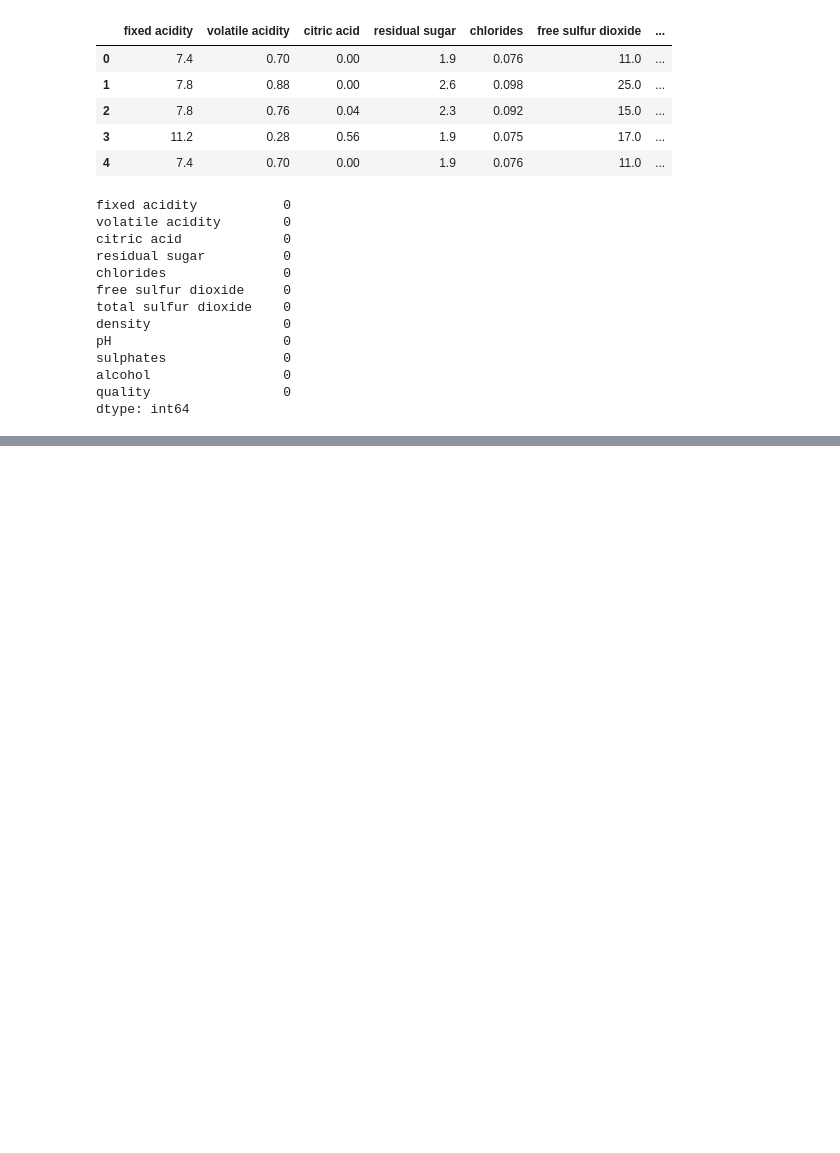
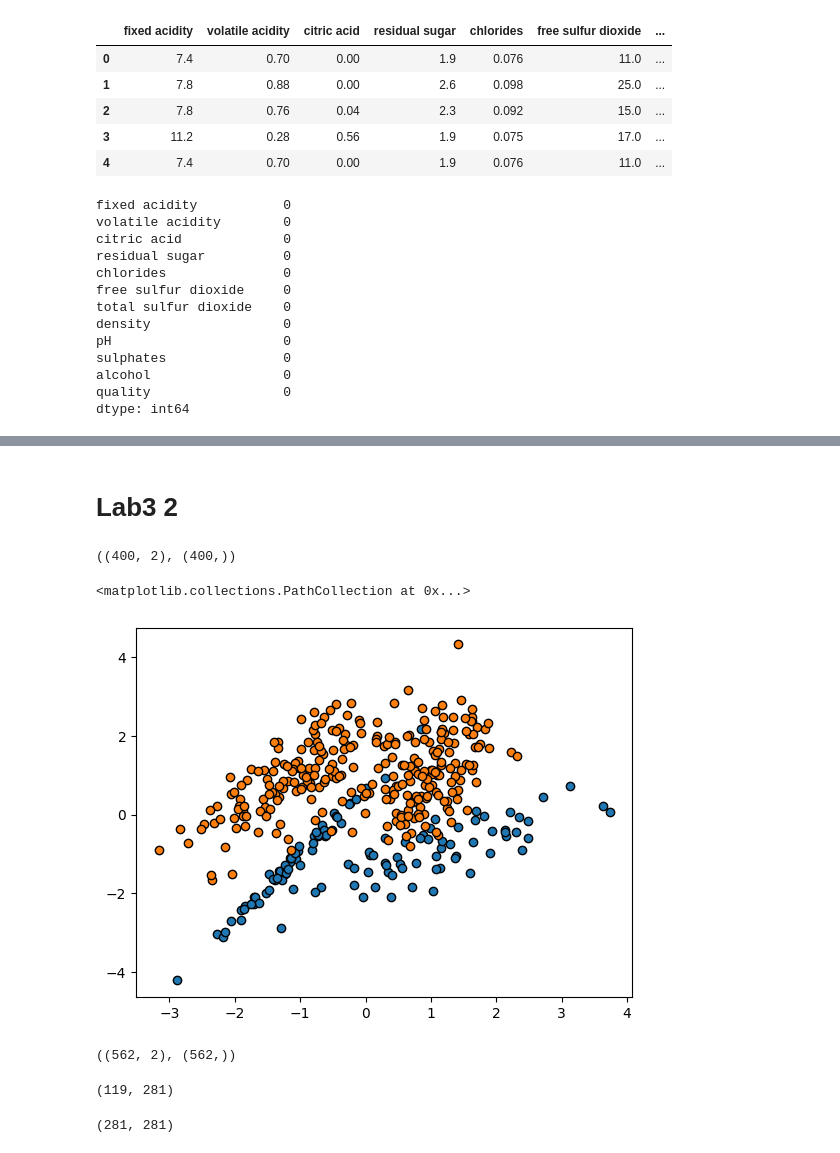
Before and after one commit to Anpkpk/machine-learning-2526, a Jupyter notebook: lab3/lab3.ipynb, the cells around one changed output, grey strips where cells are left out. Cells and saved outputs as stored; diff of their text form; code cells hidden in the pictures; blank space fills up the shorter version.

```diff
--- a/lab3/lab3.ipynb
+++ b/lab3/lab3.ipynb
@@ -237,0 +246,2 @@ disp.plot()
+# %% [markdown]
+# Lab3 2
@@ -237,0 +252,32 @@ disp.plot()
+# %%
+X, y = make_classification(n_samples=400,
+                           n_features=2,
+                           n_redundant=0,
+                           n_informative=2,
+                           weights=[0.3, 0.7],
+                           random_state=36)
+X.shape, y.shape
+# %% [output]
+((400, 2), (400,))
+# %%
+plt.scatter(X[y==0, 0], X[y==0, 1], marker='o', edgecolors='k')
+plt.scatter(X[y==1, 0], X[y==1, 1], marker='o', edgecolors='k')
+# %% [output]
+<matplotlib.collections.PathCollection at 0x...>
+[figure, added]
+# %%
+smote = SMOTE(random_state=36,
+              k_neighbors=7)
+
+X_new, y_new = smote.fit_resample(X, y)
+X_new.shape, y_new.shape
+# %% [output]
+((562, 2), (562,))
+# %%
+(y==0).sum(), (y==1).sum()
+# %% [output]
+(119, 281)
+# %%
+(y_new==0).sum(), (y_new==1).sum()
+# %% [output]
+(281, 281)
```
Also changed, not shown: parts of 16 cells of this notebook.
